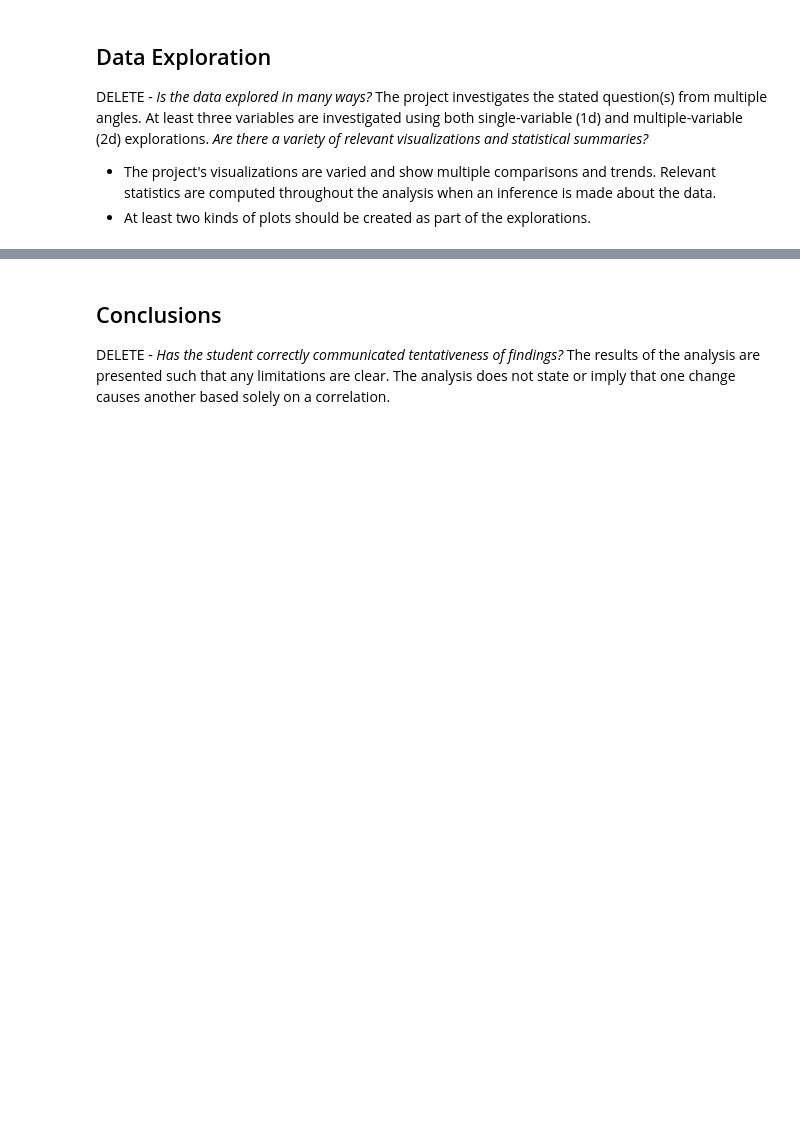
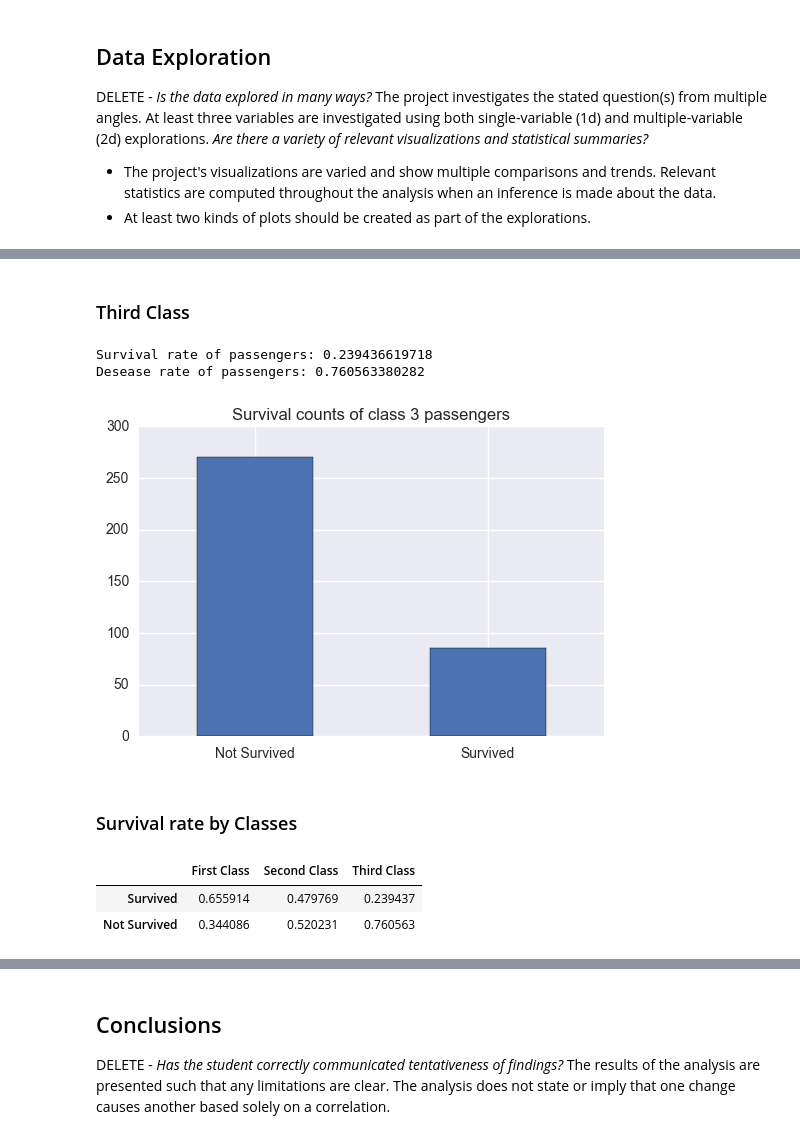
Before and after one commit to ilho-tiger/data-analytics-udacity, a Jupyter notebook: p2/Analysis on Titanic dataset.ipynb, the cells around one changed output, grey strips where cells are left out. Cells and saved outputs as stored; diff of their text form; code cells hidden in the pictures; blank space fills up the shorter version.

```diff
--- a/p2/Analysis on Titanic dataset.ipynb
+++ b/p2/Analysis on Titanic dataset.ipynb
@@ -216,0 +298,16 @@ The project investigates the stated question(s) from multiple angles. At least t
+# %% [markdown]
+### Third Class
+# %%
+rates['Third Class'] = getSurvivalStatByClass(3)
+# %% [output]
+Survival rate of passengers: 0.239436619718
+Desease rate of passengers: 0.760563380282
+[figure, added]
+# %% [markdown]
+### Survival rate by Classes
+# %%
+rates
+# %% [output]
+|  | First Class | Second Class | Third Class |
+| Survived | 0.655914 | 0.479769 | 0.239437 |
+| Not Survived | 0.344086 | 0.520231 | 0.760563 |
```
Also changed, not shown: parts of 23 cells of this notebook, 1 other file.
